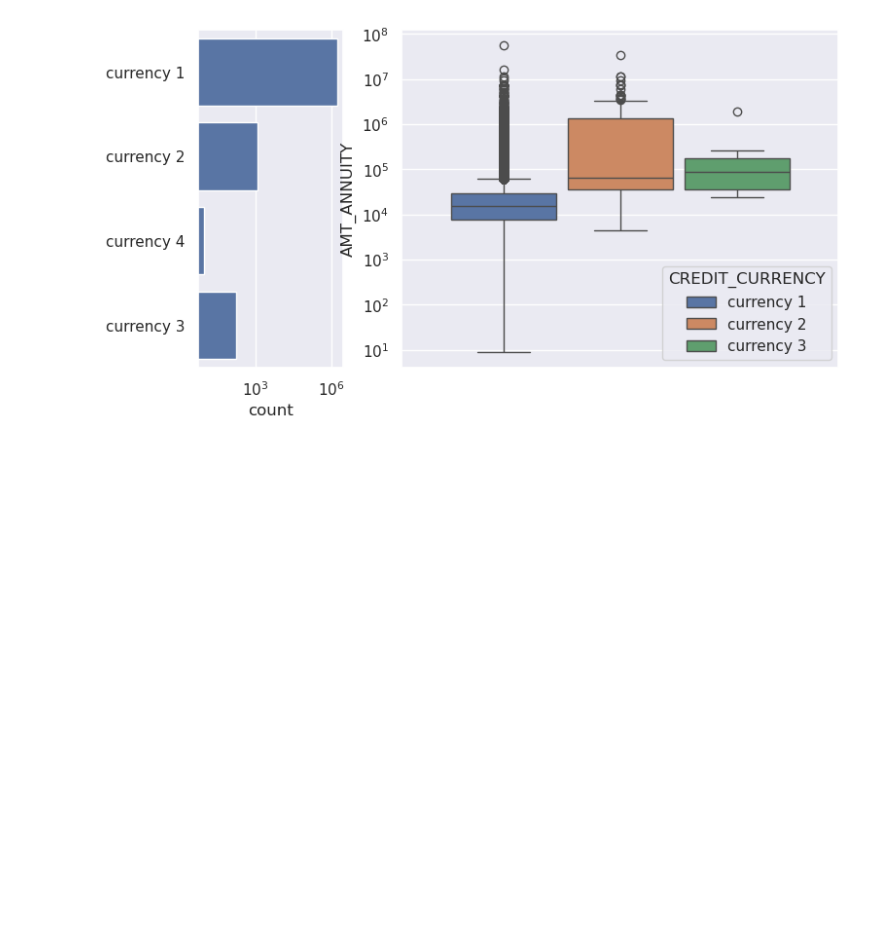
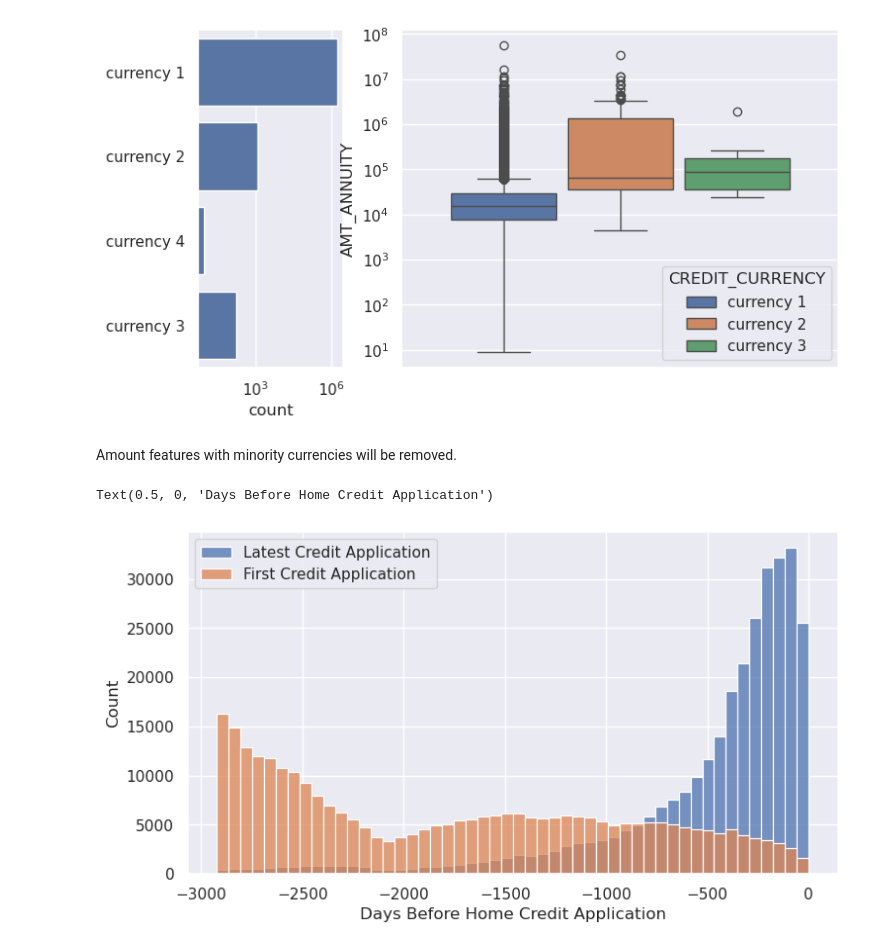
Before and after one commit to gediminas-skvarnavicius/home-credit-group-ml, a Jupyter notebook: EDA.ipynb, the cells around one changed output. Cells and saved outputs as stored; diff of their text form; code cells hidden in the pictures; blank space fills up the shorter version.

Commit message:
behavioral data plots and aggregations

```diff
--- a/EDA.ipynb
+++ b/EDA.ipynb
@@ -371,3 +371,25 @@ sns.boxplot(
 ax_curr[1].set_yscale("log")
 # %% [output]
 [figure]
+# %% [markdown]
+Amount features with minority currencies will be removed.
+# %%
+fig_days_bureau,ax_days_bureau=plt.subplots(figsize=BASE_FIG_SIZE)
+sns.histplot(
+    bureau.group_by("SK_ID_CURR").agg(pl.col("DAYS_CREDIT").max())["DAYS_CREDIT"],
+    ax=ax_days_bureau,
+    label='Latest Credit Application',
+    bins=50
+)
+sns.histplot(
+    bureau.group_by("SK_ID_CURR").agg(pl.col("DAYS_CREDIT").min())["DAYS_CREDIT"],
+    ax=ax_days_bureau,
+    label="First Credit Application",
+    bins=50
+)
+ax_days_bureau.legend()
+ax_days_bureau.set_xlabel('Days Before Home Credit Application')
+plt.show()
+# %% [output]
+Text(0.5, 0, 'Days Before Home Credit Application')
+[figure, added]
```
Also changed, not shown: parts of 6 cells of this notebook, 1 other file.
